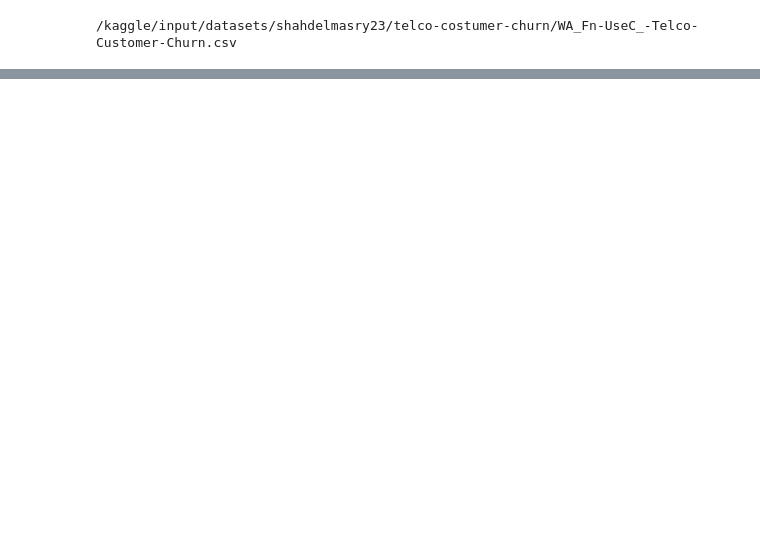
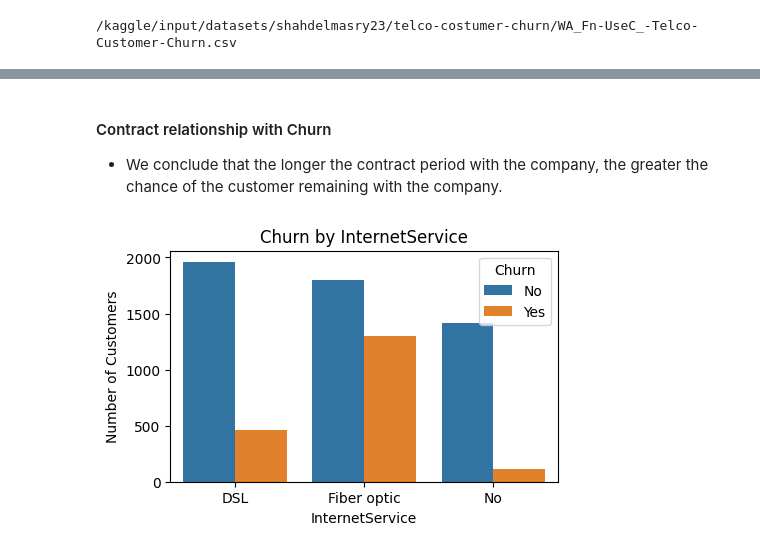
Before and after one commit to shahdelmasry12/AI-Machine-Learning, a Jupyter notebook: customer-churn-classification.ipynb, the cells around one changed output, grey strips where cells are left out. Saved outputs shown, nothing was run; the diff lists cells and outputs as text; code cells hidden in the pictures; blank space fills up the shorter version.

```diff
--- a/customer-churn-classification.ipynb
+++ b/customer-churn-classification.ipynb
@@ -26,0 +257,13 @@ import kagglehub
+# %% [markdown]
+#### Contract relationship with Churn
+   * We conclude that the longer the contract period with the company, the greater the chance of the customer remaining with the company.
+# %%
+#InternetService's relationship with Churn
+plt.figure(figsize=(5,3))
+sns.countplot(x="InternetService", hue="Churn", data=df)
+plt.title("Churn by InternetService")
+plt.xlabel("InternetService")
+plt.ylabel("Number of Customers")
+plt.show()
+# %% [output]
+[figure, added]
```
Also changed, not shown: parts of 22 cells of this notebook.
